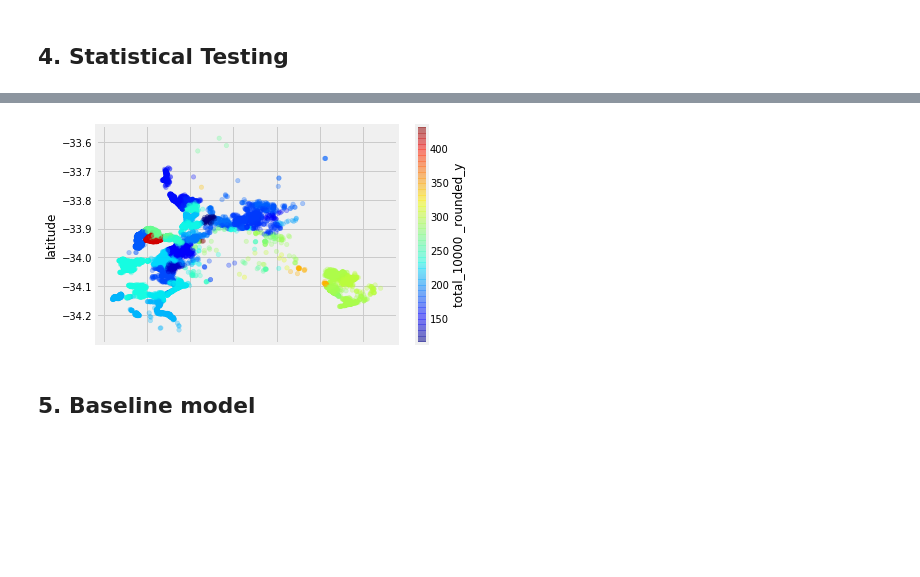
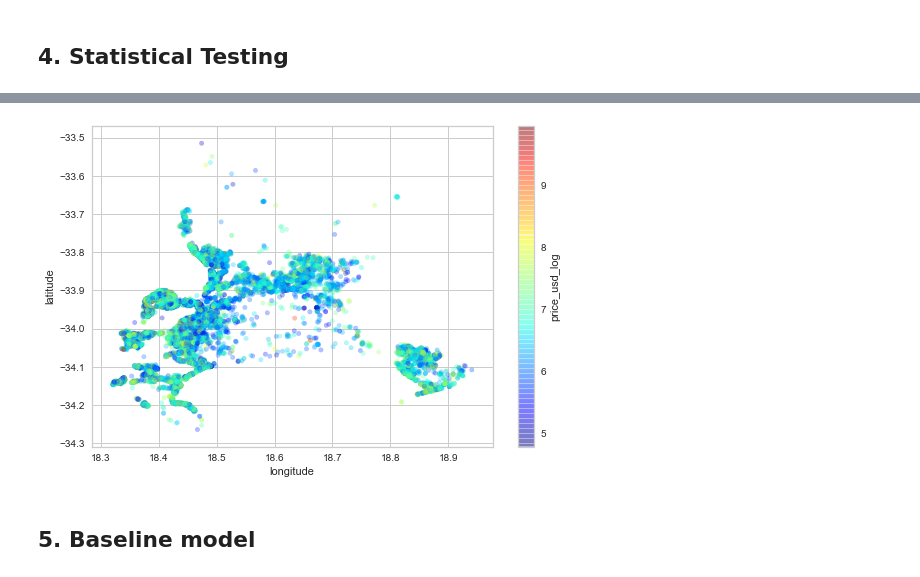
Before and after one commit to dolcikey/Cape_Town_AirBNB, a Jupyter notebook: Final_Cape_Town_AirBNB.ipynb, the cells around one changed output, grey strips where cells are left out. Drawn from its saved outputs; the diff is of its cells as text; code cells hidden in the pictures; blank space fills up the shorter version.

```diff
--- a/Final_Cape_Town_AirBNB.ipynb
+++ b/Final_Cape_Town_AirBNB.ipynb
@@ -148,16 +145,16 @@ listing_df.head()
 # %%
 # Ward 112 impute mean crime from surounding wards (Ward 103, Ward 21, Ward 70 = 175)
 # %%
-listing_df['total_10000 _rounded_y'] = np.where((listing_df['neighbourhood'] == 112), 175, listing_df['total_10000 _rounded_y'])
+listing_df['total_10000 _rounded'] = np.where((listing_df['neighbourhood'] == 112), 175, listing_df['total_10000 _rounded'])
 # %%
 # Ward 113  impute mean crime from surounding wards (Ward 107, Ward 1, Ward 4 = 237)
 # %%
-listing_df['total_10000 _rounded_y'] = np.where((listing_df['neighbourhood'] == 113), 237, listing_df['total_10000 _rounded_y'])
+listing_df['total_10000 _rounded'] = np.where((listing_df['neighbourhood'] == 113), 237, listing_df['total_10000 _rounded'])
 # %%
 # Ward 115  impute mean crime from surounding wards (Ward 54, Ward 57, Ward 77, Ward 55 = 266)
 # %%
-listing_df['total_10000 _rounded_y'] = np.where((listing_df['neighbourhood'] == 115), 266, listing_df['total_10000 _rounded_y'])
+listing_df['total_10000 _rounded'] = np.where((listing_df['neighbourhood'] == 115), 266, listing_df['total_10000 _rounded'])
 # %%
 # Ward 116  impute mean crime from surounding wards (Ward 87, Ward 18, Ward 35, Ward 76, Ward 92, Ward 79, Ward 78 = 265)
 # %%
-listing_df['total_10000 _rounded_y'] = np.where((listing_df['neighbourhood'] == 116), 265, listing_df['total_10000 _rounded_y'])
+listing_df['total_10000 _rounded'] = np.where((listing_df['neighbourhood'] == 116), 265, listing_df['total_10000 _rounded'])
@@ -267,8 +284,9 @@ Ttest_indResult(statistic=3.2875777934892887, pvalue=0.001012552851127008)
 # %%
-
-#listing_df.plot(kind= 'scatter', x = 'longitude', y = 'latitude', alpha = .3, c = 'total_10000 _rounded_y', cmap = plt.get_cmap('jet'));
+# From this visualization we can see that it looks like the more expensive places are along the coast line when referenced with a map of Cape Town
+# The middle area with scarce
+listing_df.plot(kind= 'scatter', x = 'longitude', y = 'latitude', alpha = .3, c = 'price_usd_log', cmap = plt.get_cmap('jet'));
 # %% [output]
-[figure, old version]
+[figure, new version]
 # %% [markdown]
 ## 5. Baseline model
 # %%
```
Also changed, not shown: parts of 28 cells of this notebook.
